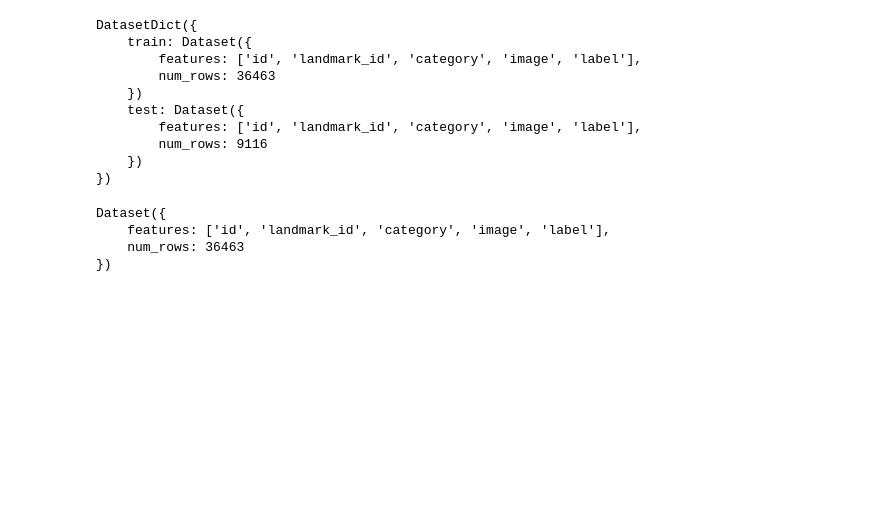
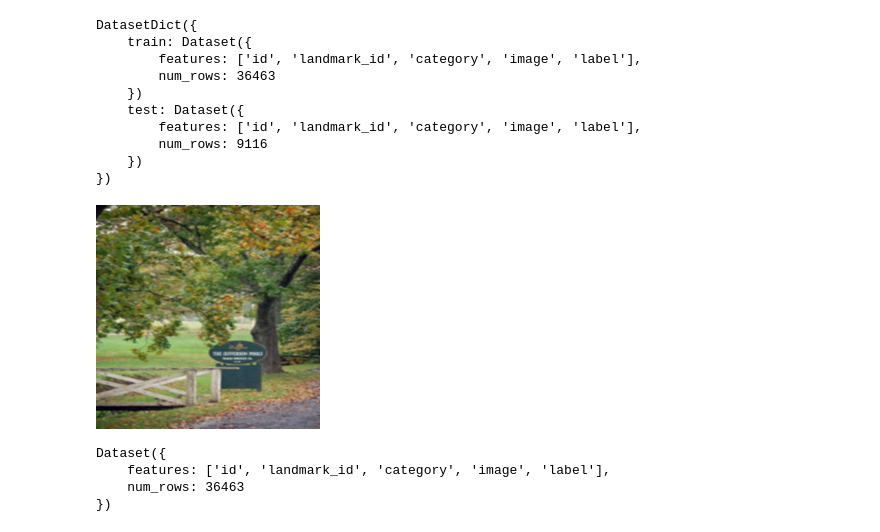
Before and after one commit to FinnS17/lazy-landmark-finder, a Jupyter notebook: playground.ipynb, the cells around one changed output. Cells and saved outputs as stored; diff of their text form; code cells hidden in the pictures; blank space fills up the shorter version.

```diff
--- a/playground.ipynb
+++ b/playground.ipynb
@@ -14,6 +29,10 @@ DatasetDict({
         num_rows: 9116
     })
 })
+# %%
+dataset["test"][0]["image"]
+# %% [output]
+[figure, added]
 # %%
 from collections import Counter
 counts = Counter(dataset["train"]["label"])
```
Also changed, not shown: parts of 1 cell of this notebook, 3 other files.
